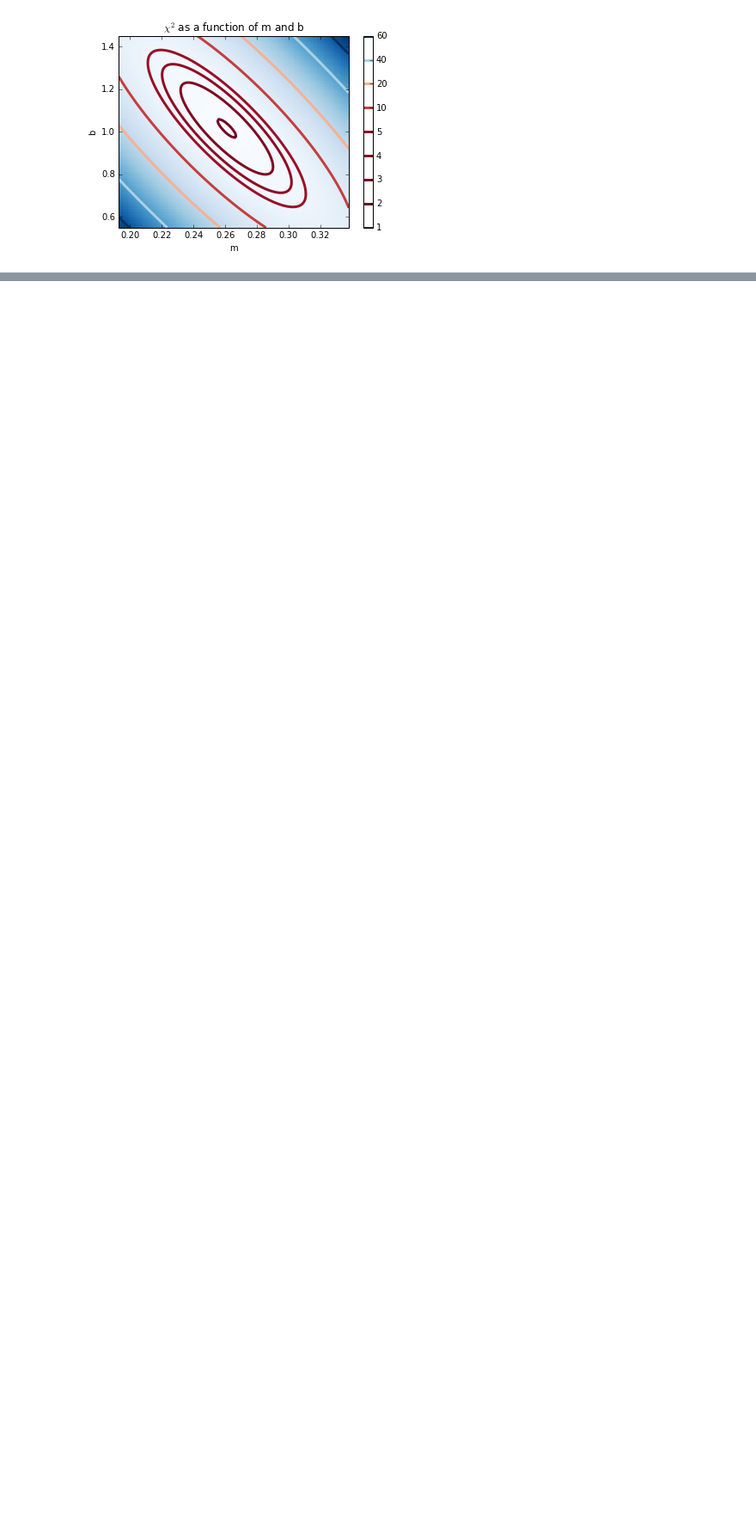
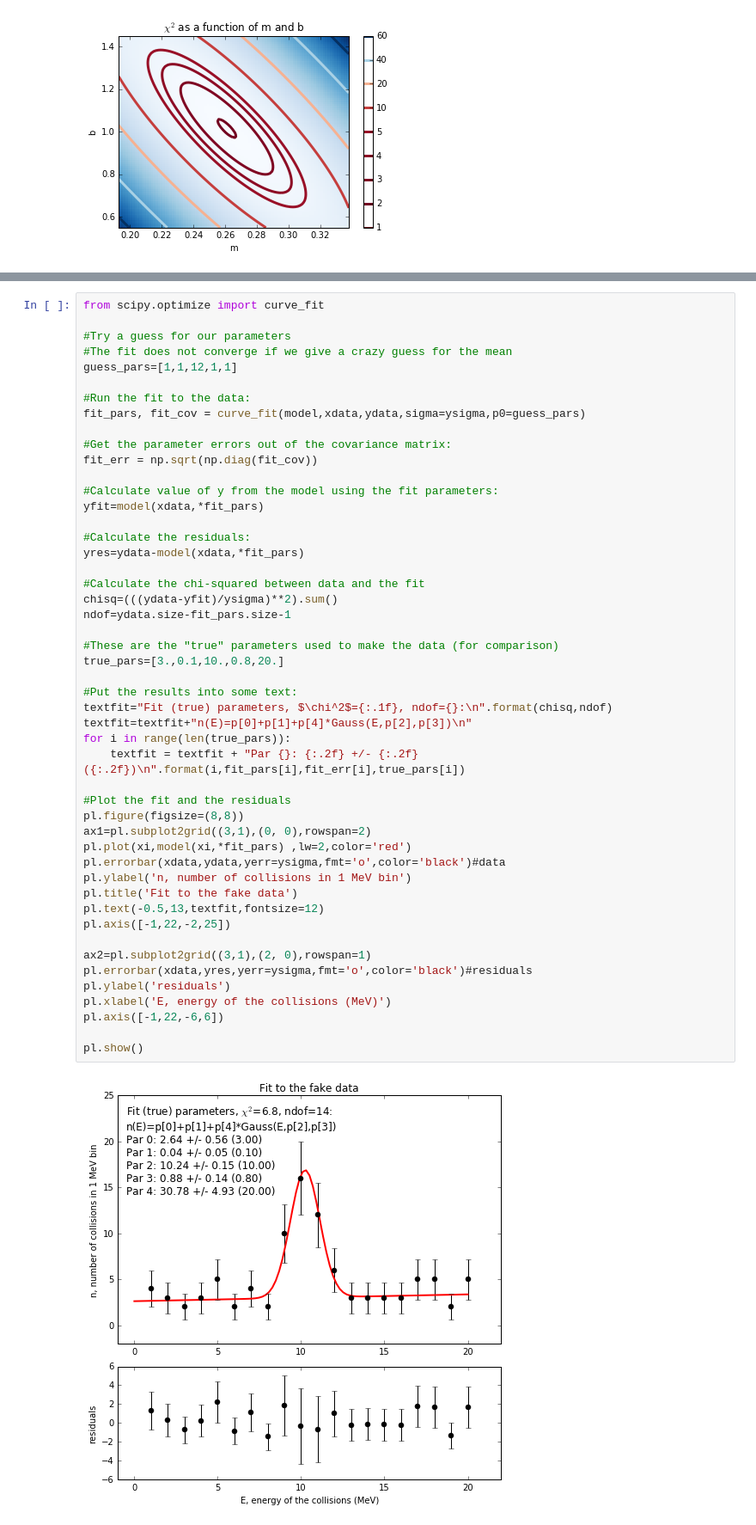
Before and after one commit to OSTP/DataAndErrorAnalysis, a Jupyter notebook: notebooks/Chapter8_Statistics_ModelData.ipynb, the cells around one changed output, grey strips where cells are left out. Shown: that part at 86% size. Cells and saved outputs as stored; diff of their text form; blank space fills up the shorter version.

```diff
--- a/notebooks/Chapter8_Statistics_ModelData.ipynb
+++ b/notebooks/Chapter8_Statistics_ModelData.ipynb
@@ -165,0 +263,51 @@ pl.show()
+# %%
+from scipy.optimize import curve_fit
+
+#Try a guess for our parameters
+#The fit does not converge if we give a crazy guess for the mean
+guess_pars=[1,1,12,1,1]
+
+#Run the fit to the data:
+fit_pars, fit_cov = curve_fit(model,xdata,ydata,sigma=ysigma,p0=guess_pars)
+
+#Get the parameter errors out of the covariance matrix:
+fit_err = np.sqrt(np.diag(fit_cov))
+
+#Calculate value of y from the model using the fit parameters:
+yfit=model(xdata,*fit_pars)
+
+#Calculate the residuals:
+yres=ydata-model(xdata,*fit_pars)
+
+#Calculate the chi-squared between data and the fit
+chisq=(((ydata-yfit)/ysigma)**2).sum()
+ndof=ydata.size-fit_pars.size-1
+
+#These are the "true" parameters used to make the data (for comparison)
+true_pars=[3.,0.1,10.,0.8,20.]
+
+#Put the results into some text:
+textfit="Fit (true) parameters, $\chi^2$={:.1f}, ndof={}:\n".format(chisq,ndof)
+textfit=textfit+"n(E)=p[0]+p[1]+p[4]*Gauss(E,p[2],p[3])\n"
+for i in range(len(true_pars)):
+    textfit = textfit + "Par {}: {:.2f} +/- {:.2f} ({:.2f})\n".format(i,fit_pars[i],fit_err[i],true_pars[i])
+
+#Plot the fit and the residuals
+pl.figure(figsize=(8,8))
+ax1=pl.subplot2grid((3,1),(0, 0),rowspan=2)
+pl.plot(xi,model(xi,*fit_pars) ,lw=2,color='red')
+pl.errorbar(xdata,ydata,yerr=ysigma,fmt='o',color='black')#data
+pl.ylabel('n, number of collisions in 1 MeV bin')
+pl.title('Fit to the fake data')
+pl.text(-0.5,13,textfit,fontsize=12)
+pl.axis([-1,22,-2,25])
+
+ax2=pl.subplot2grid((3,1),(2, 0),rowspan=1)
+pl.errorbar(xdata,yres,yerr=ysigma,fmt='o',color='black')#residuals
+pl.ylabel('residuals')
+pl.xlabel('E, energy of the collisions (MeV)')
+pl.axis([-1,22,-6,6])
+
+pl.show()
+# %% [output]
+[figure, added]
```
Also changed, not shown: parts of 17 cells of this notebook, 21 other files.
